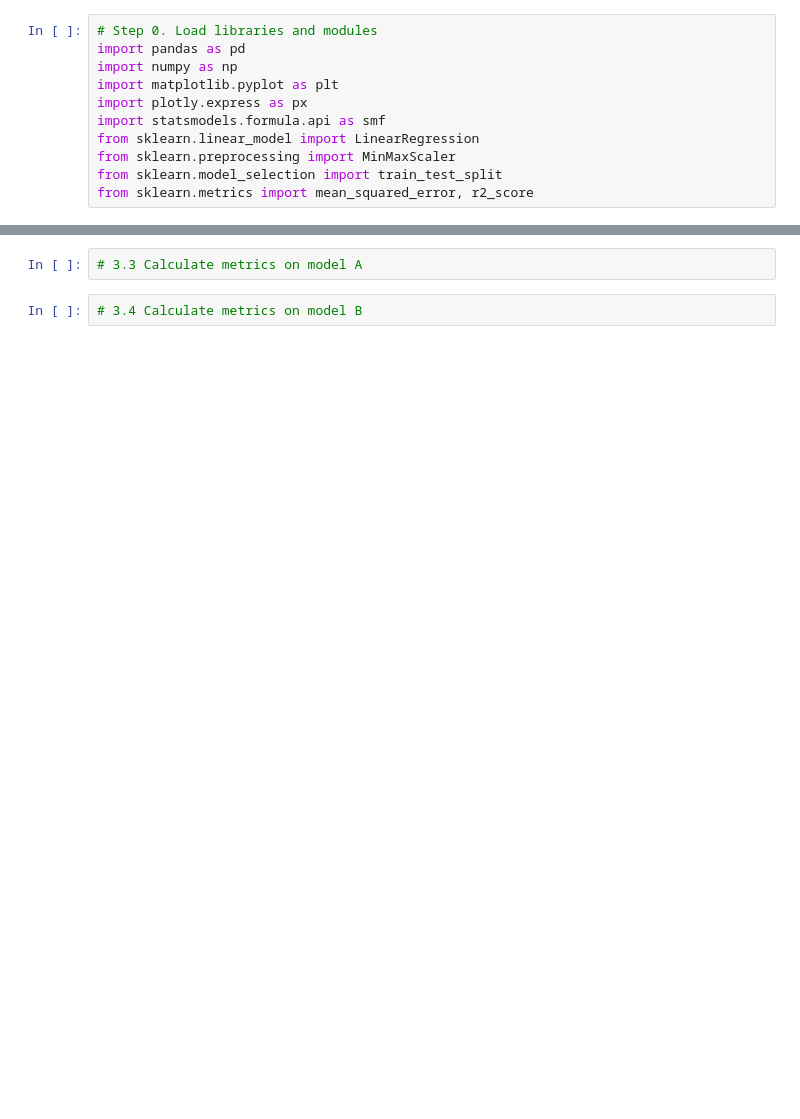
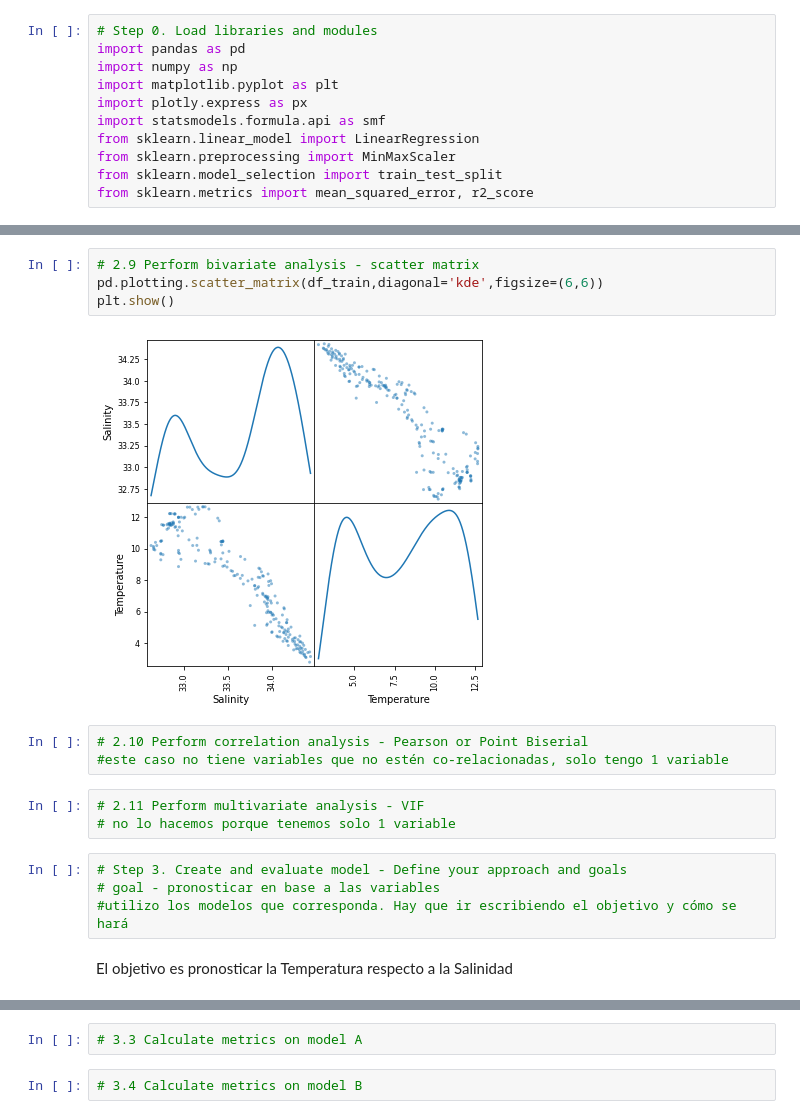
Before and after one commit to xalejandrow/4geeks-oceanography-example, a Jupyter notebook: src/Sample_Steps.ipynb, the cells around one changed output, grey strips where cells are left out. Cells and saved outputs as stored; diff of their text form; blank space fills up the shorter version.

```diff
--- a/src/Sample_Steps.ipynb
+++ b/src/Sample_Steps.ipynb
@@ -61,0 +132,18 @@ df_raw = pd.read_csv('data/raw/calcofi_reduced.csv')
+# %%
+# 2.9 Perform bivariate analysis - scatter matrix
+pd.plotting.scatter_matrix(df_train,diagonal='kde',figsize=(6,6))
+plt.show()
+# %% [output]
+[figure, added]
+# %%
+# 2.10 Perform correlation analysis - Pearson or Point Biserial
+#este caso no tiene variables que no estén co-relacionadas, solo tengo 1 variable
+# %%
+# 2.11 Perform multivariate analysis - VIF
+# no lo hacemos porque tenemos solo 1 variable
+# %%
+# Step 3. Create and evaluate model - Define your approach and goals
+# goal - pronosticar en base a las variables
+#utilizo los modelos que corresponda. Hay que ir escribiendo el objetivo y cómo se hará
+# %% [markdown]
+El objetivo es pronosticar la Temperatura respecto a la Salinidad
```
Also changed, not shown: parts of 38 cells of this notebook.
